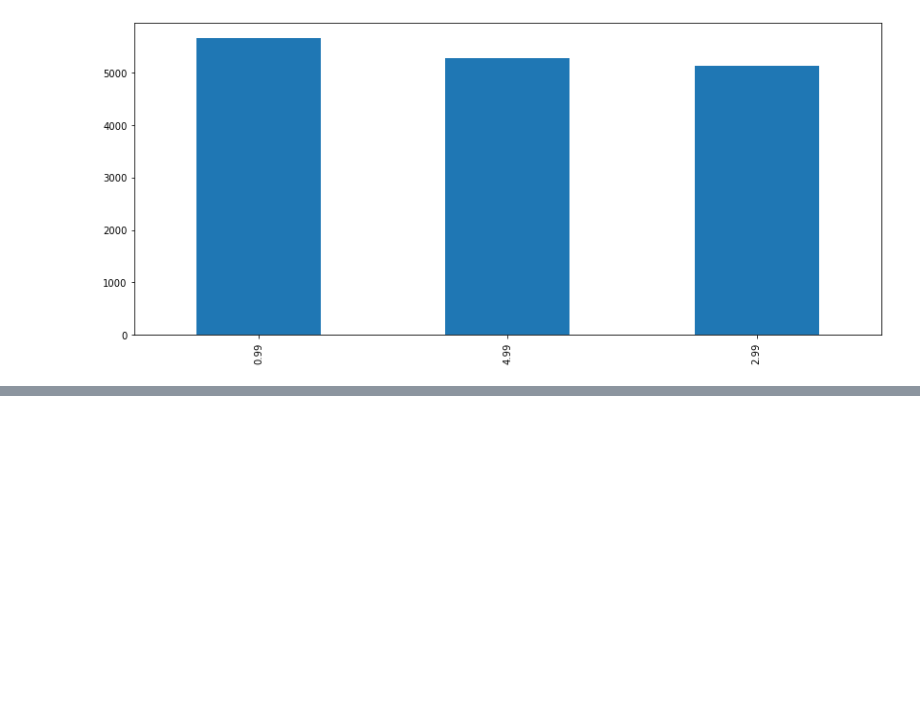
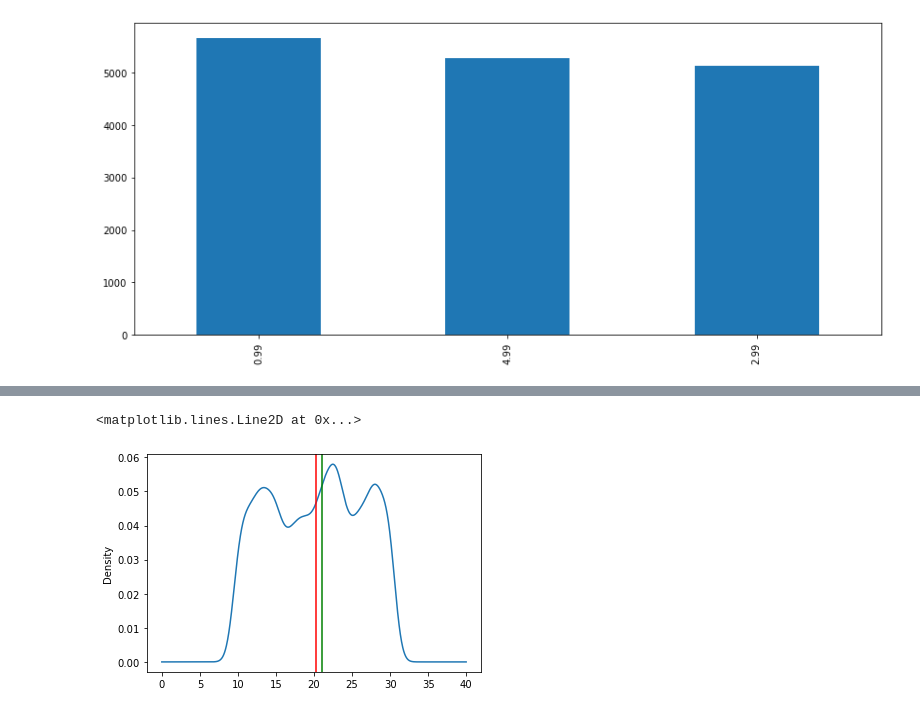
Before and after one commit to mayadye/FreeCodeCamp-Pandas-Real-Life-Example, a Jupyter notebook: Exercises_2.ipynb, the cells around one changed output, grey strips where cells are left out. Saved outputs shown, nothing was run; the diff lists cells and outputs as text; code cells hidden in the pictures; blank space fills up the shorter version.

```diff
--- a/Exercises_2.ipynb
+++ b/Exercises_2.ipynb
@@ -132,3 +147,11 @@ df['film_replacement_cost'].plot(kind='box', vert=False, figsize=(14,6))
+# %%
+# your code goes here
+ax = df['film_replacement_cost'].plot(kind='density')
+ax.axvline(df['film_replacement_cost'].mean(), color='red')
+ax.axvline(df['film_replacement_cost'].median(), color='green')
+# %% [output]
+<matplotlib.lines.Line2D at 0x...>
+[figure, added]
 # %%
 ax = df['film_replacement_cost'].plot(kind='density', figsize=(14,6))
 ax.axvline(df['film_replacement_cost'].mean(), color='red')
```
Also changed, not shown: parts of 40 cells of this notebook.
